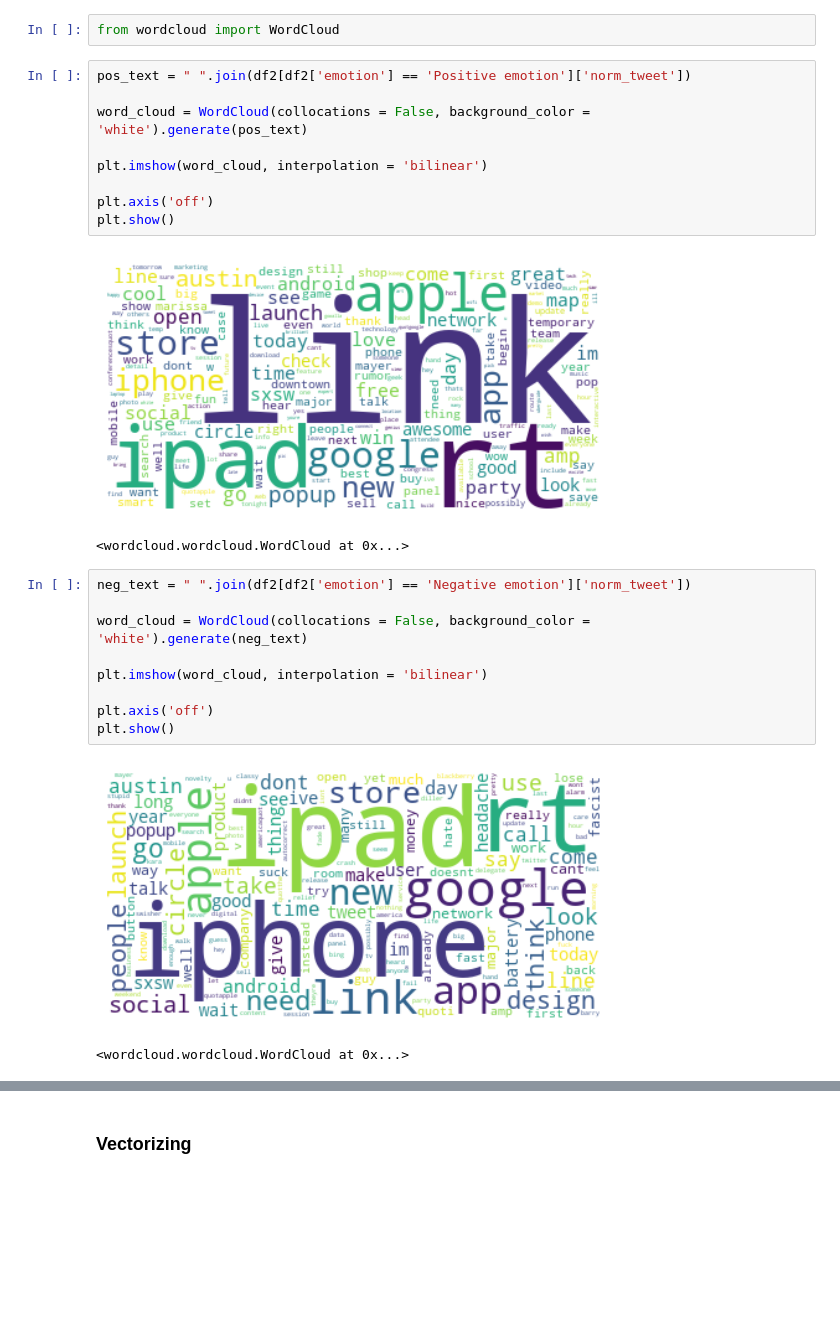
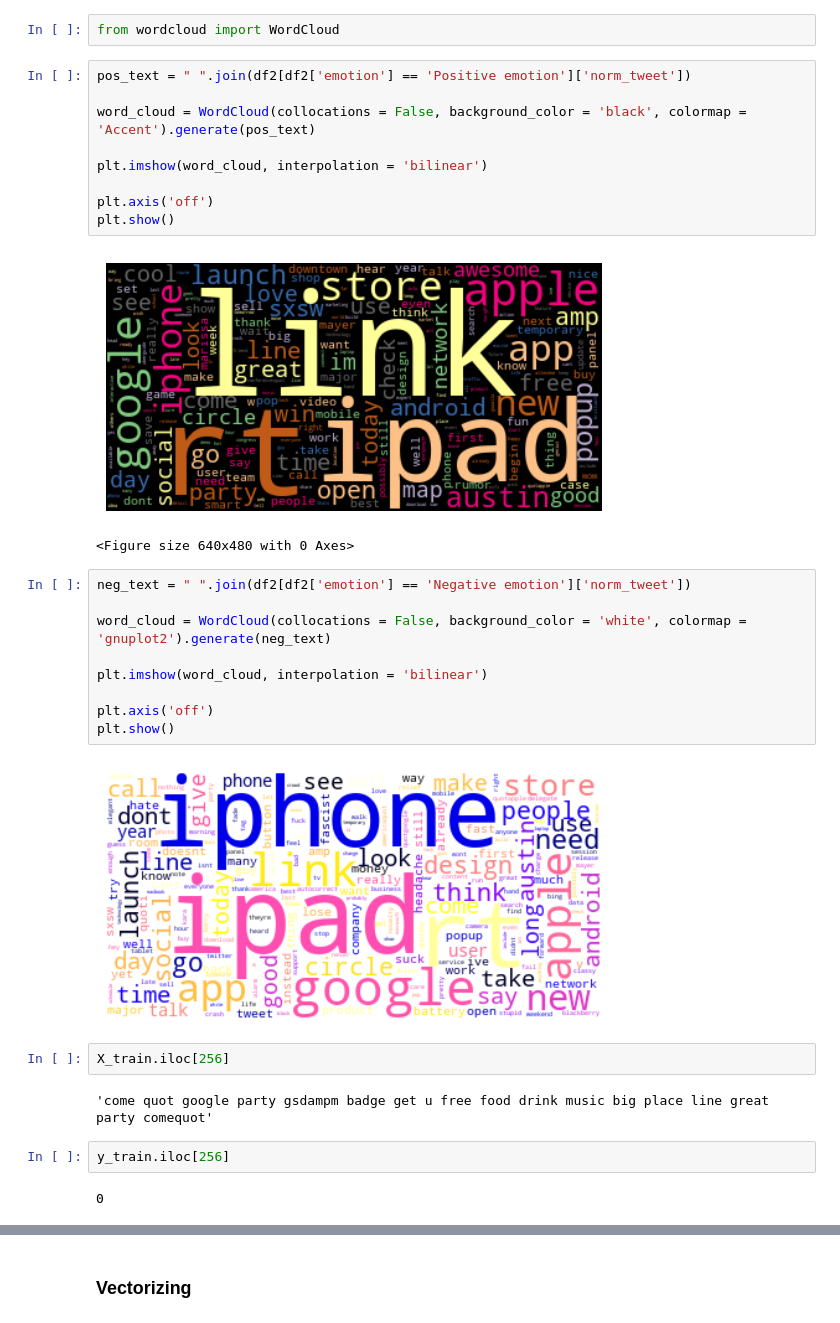
Before and after one commit to Kellyajara/NLP-Tweet-Classification, a Jupyter notebook: Project Notebook _2 features .ipynb, the cells around one changed output, grey strips where cells are left out. Saved outputs shown, nothing was run; the diff lists cells and outputs as text; blank space fills up the shorter version.

Commit message:
updating notebooks and image files

```diff
--- a/Project Notebook _2 features .ipynb
+++ b/Project Notebook _2 features .ipynb
@@ -237,24 +234,31 @@ from wordcloud import WordCloud
 # %%
 pos_text = " ".join(df2[df2['emotion'] == 'Positive emotion']['norm_tweet'])
 
-word_cloud = WordCloud(collocations = False, background_color = 'white').generate(pos_text)
+word_cloud = WordCloud(collocations = False, background_color = 'black', colormap = 'Accent').generate(pos_text)
 
 plt.imshow(word_cloud, interpolation = 'bilinear')
 
 plt.axis('off')
 plt.show()
 # %% [output]
-[figure, old version]
+[figure, new version]
-<wordcloud.wordcloud.WordCloud at 0x...>
+<Figure size 640x480 with 0 Axes>
 # %%
 neg_text = " ".join(df2[df2['emotion'] == 'Negative emotion']['norm_tweet'])
 
-word_cloud = WordCloud(collocations = False, background_color = 'white').generate(neg_text)
+word_cloud = WordCloud(collocations = False, background_color = 'white', colormap = 'gnuplot2').generate(neg_text)
 
 plt.imshow(word_cloud, interpolation = 'bilinear')
 
 plt.axis('off')
 plt.show()
 # %% [output]
-[figure, old version]
+[figure, new version]
-<wordcloud.wordcloud.WordCloud at 0x...>
+# %%
+X_train.iloc[256]
+# %% [output]
+'come quot google party gsdampm badge get u free food drink music big place line great party comequot'
+# %%
+y_train.iloc[256]
+# %% [output]
+0
```
Also changed, not shown: parts of 62 cells of this notebook, 6 other files.
